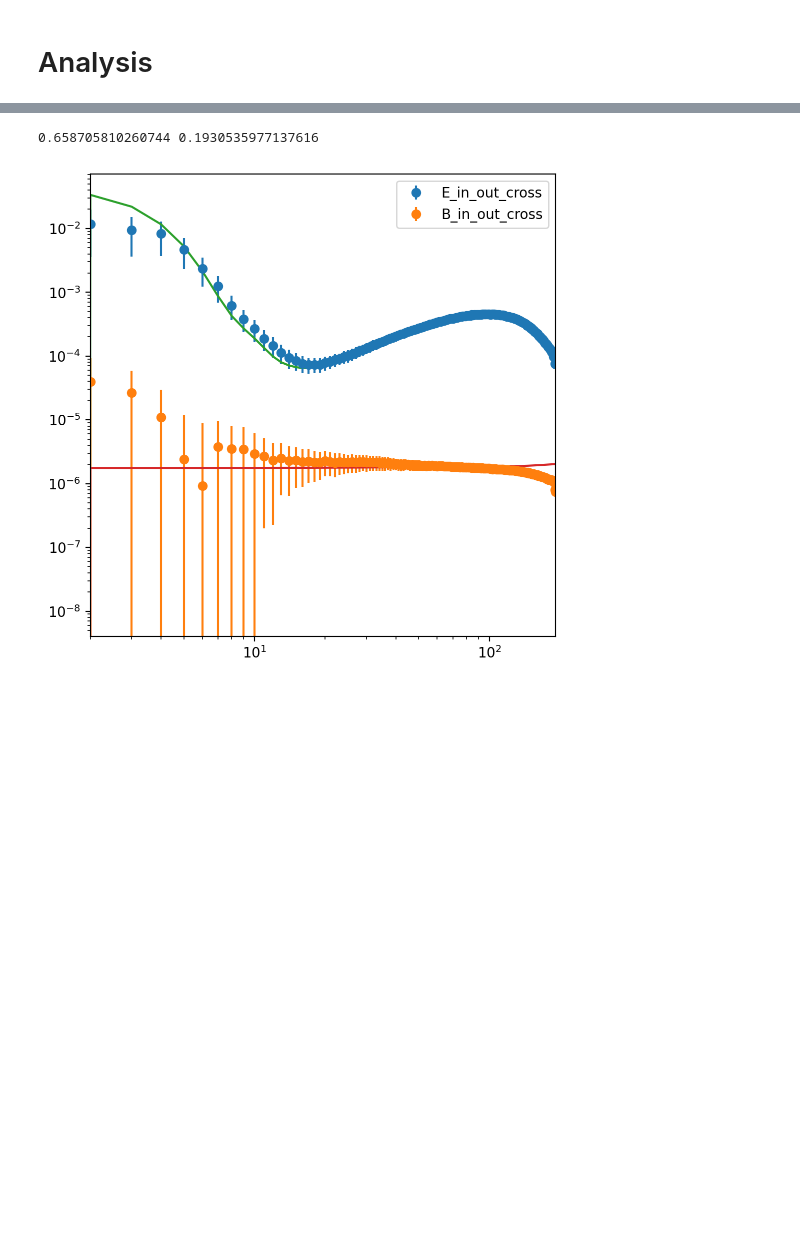
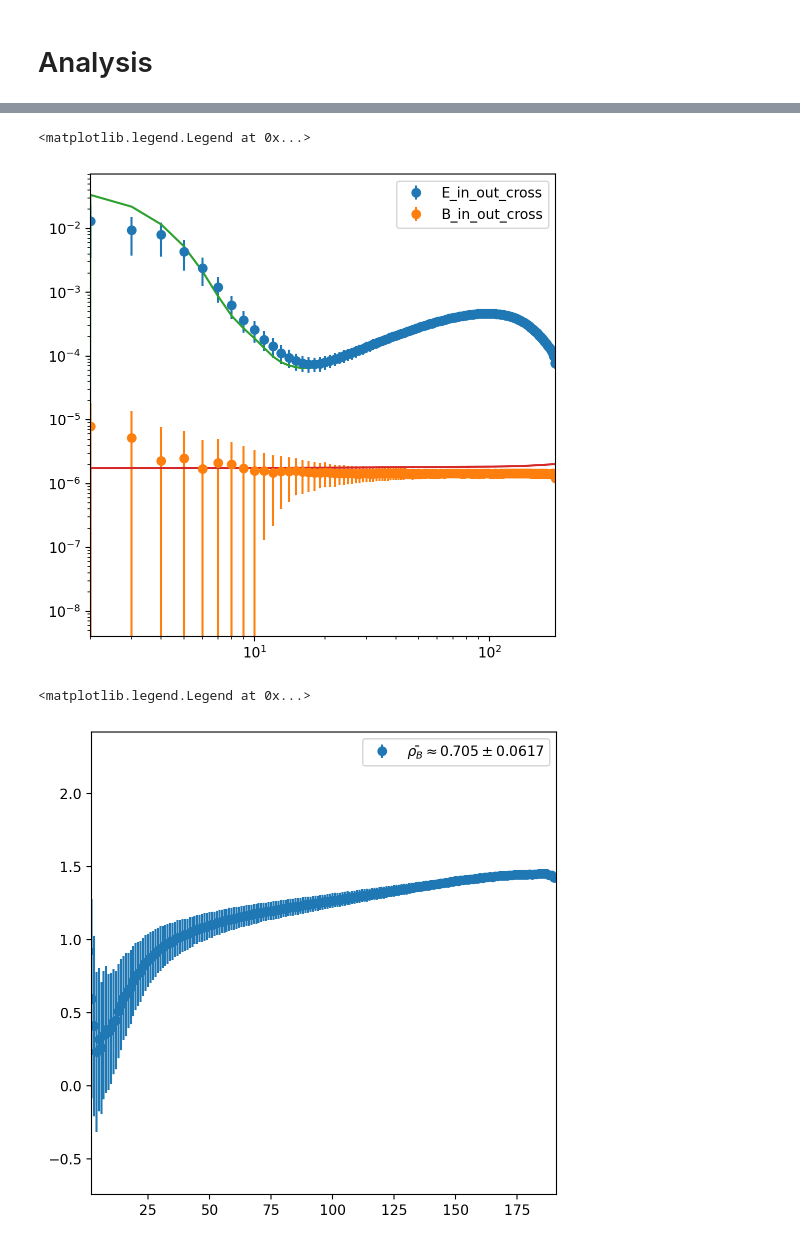
Before and after one commit to ev-watson/leakless, a Jupyter notebook: workspace.ipynb, the cells around one changed output, grey strips where cells are left out. Cells and saved outputs as stored; diff of their text form; code cells hidden in the pictures; blank space fills up the shorter version.

```diff
--- a/workspace.ipynb
+++ b/workspace.ipynb
@@ -267,7 +269,7 @@ cl_e_targ = np.mean(e_targ, axis=0)
 cl_b_targ = np.mean(b_targ, axis=0)
 cl_e_cross = np.mean(e_cross, axis=0)
 cl_b_cross = np.mean(b_cross, axis=0)
-cl_b_cross_coeff = np.mean(b_cross_coeff)
+cl_b_cross_coeff = np.mean(b_cross_coeff, axis=0)
 cl_e_leak_std = np.std(e_in, axis=0)
 cl_b_leak_std = np.std(b_in, axis=0)
 cl_e_pred_std = np.std(e_out, axis=0)
@@ -276,7 +278,7 @@ cl_e_true_std = np.std(e_targ, axis=0)
 cl_b_true_std = np.std(b_targ, axis=0)
 cl_e_cross_std = np.std(e_cross, axis=0)
 cl_b_cross_std = np.std(b_cross, axis=0)
-cl_b_cross_coeff_std = np.std(b_cross_coeff)
+cl_b_cross_coeff_std = np.std(b_cross_coeff, axis=0)
 # %%
 print(fsky)
 plt.figure(figsize=(6, 6))
@@ -306,7 +308,14 @@ plt.plot(lensedcl_e)
 plt.plot(lensedcl_b)
 plt.xlim(2, lmax)
 plt.legend()
-print(cl_b_cross_coeff, cl_b_cross_coeff_std)
 # %% [output]
-0.658705810260744 0.1930535977137616
+<matplotlib.legend.Legend at 0x...>
-[figure, old version]
+[figure, new version]
+# %%
+plt.figure(figsize=(6, 6))
+plt.errorbar(np.arange(lmax + 1), cl_b_cross_coeff / fsky, yerr=cl_b_cross_coeff_std / fsky, label=rf'$\bar{{\rho_B}}\approx{np.mean(cl_b_cross_coeff):.3g}\pm{np.mean(cl_b_cross_coeff_std):.3g}$', fmt='o')
+plt.xlim(2, lmax)
+plt.legend()
+# %% [output]
+<matplotlib.legend.Legend at 0x...>
+[figure, added]
```
Also changed, not shown: parts of 7 cells of this notebook, 8 other files.
